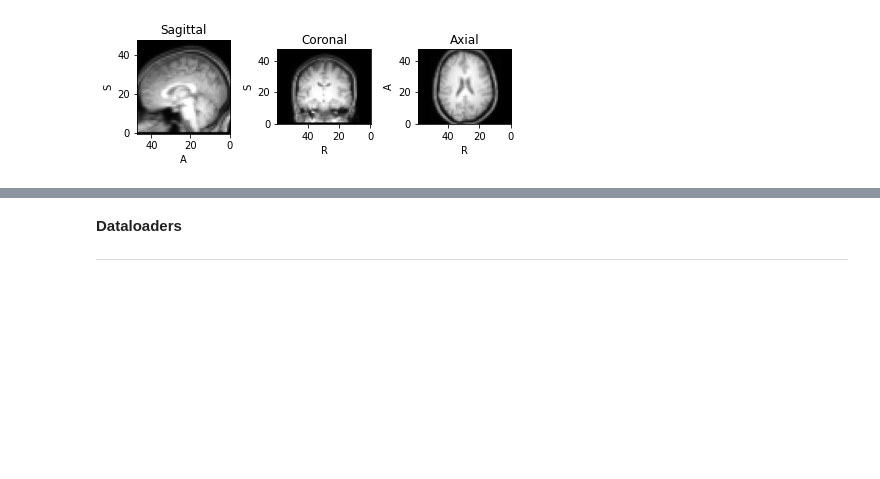
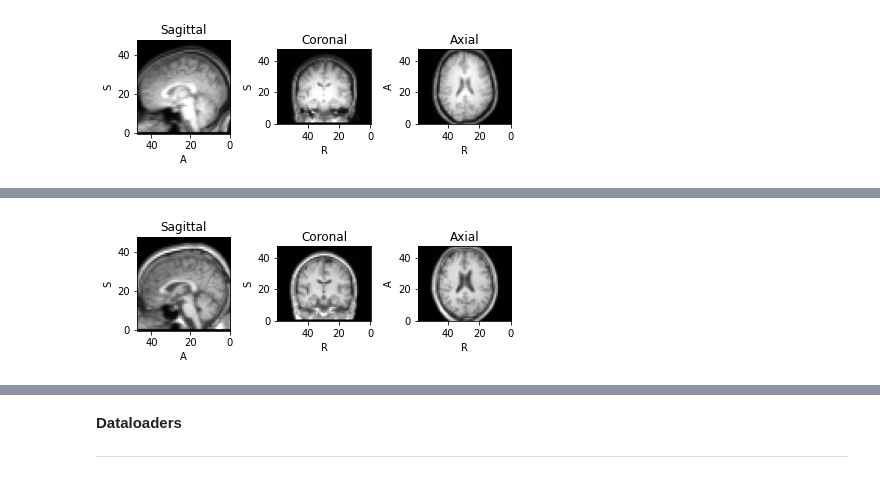
Before and after one commit to SathyaSudha-96/TorchIO, a Jupyter notebook: 3D_UNet_TorchIO.ipynb, the cells around one changed output, grey strips where cells are left out. Cells and saved outputs as stored; diff of their text form; code cells hidden in the pictures; blank space fills up the shorter version.

```diff
--- a/3D_UNet_TorchIO.ipynb
+++ b/3D_UNet_TorchIO.ipynb
@@ -105,0 +118,4 @@ Noisy_set[3].image.plot()
+# %%
+Real_test[1].image.plot()
+# %% [output]
+[figure, added]
```
Also changed, not shown: parts of 13 cells of this notebook.
